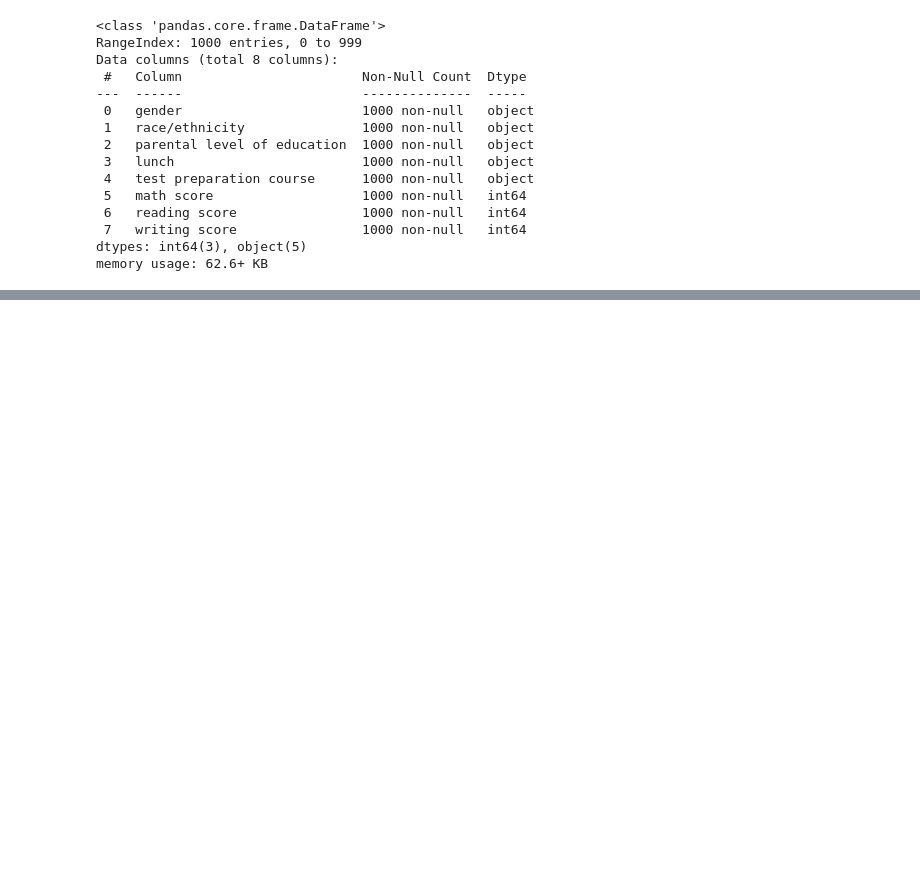
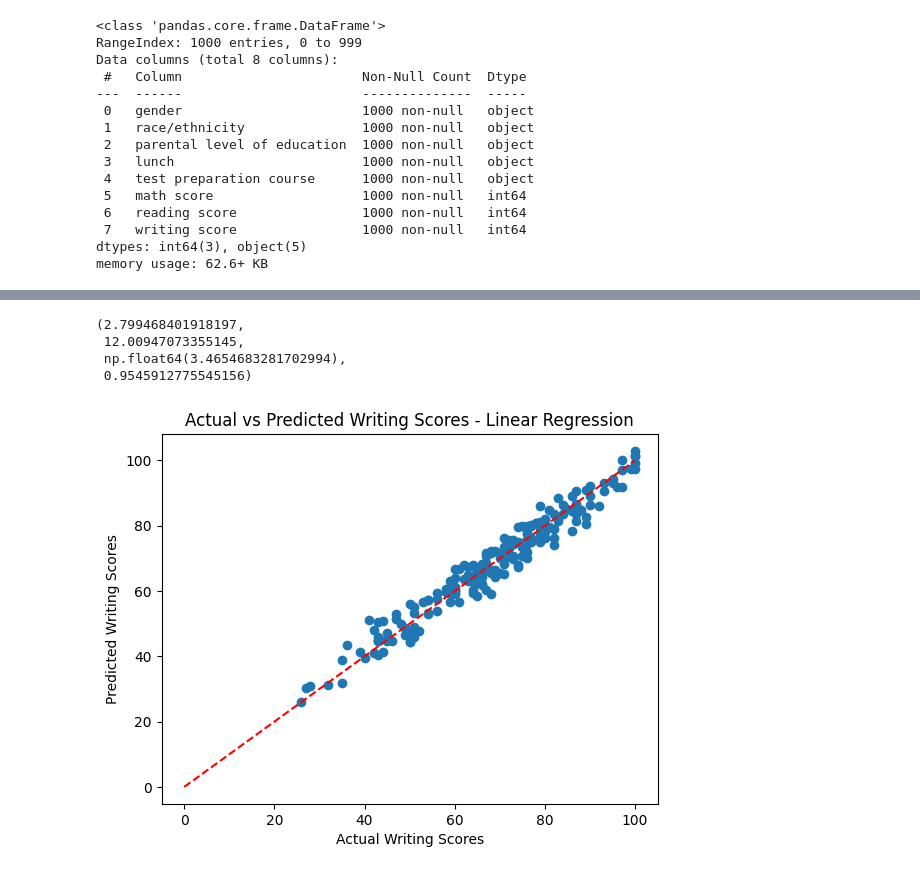
Before and after one commit to madhuriadirajuml-ui/MLModels, a Jupyter notebook: notebook/ModelTraining.ipynb, the cells around one changed output, grey strips where cells are left out. Saved outputs shown, nothing was run; the diff lists cells and outputs as text; code cells hidden in the pictures; blank space fills up the shorter version.

```diff
--- a/notebook/ModelTraining.ipynb
+++ b/notebook/ModelTraining.ipynb
@@ -80,0 +175,29 @@ memory usage: 62.6+ KB
+# %%
+def evaluate_model(true, y_pred):
+    mae = mean_absolute_error(true, y_pred)
+    mse = mean_squared_error(true, y_pred)
+    rmse = np.sqrt(mse)
+    r2 = r2_score(true, y_pred)
+    return mae, mse, rmse, r2
+# %%
+models = {
+    "Linear Regression": LinearRegression(),
+    "Random Forest": RandomForestRegressor(n_estimators=100, random_state=42),
+    "Support Vector Machine": SVR(),
+    "CatBoost": CatBoostRegressor(verbose=0, random_state=42),
+    "XGBoost": XGBRegressor(objective='reg:squarederror', random_state=42)
+}
+results = {}
+for model_name, model in models.items():
+    model.fit(x_train, y_train)
+    y_pred = model.predict(x_test)
+    mae, mse, rmse, r2 = evaluate_model(y_test, y_pred)
+    results[model_name] = {
+        "MAE": mae,
+        "MSE": mse,
+        "RMSE": rmse,
+        "R2 Score": r2
+    }
+results_df = pd.DataFrame(results).T
+results_df.sort_values(by="R2 Score", ascending=False)
+results_df
@@ -80,0 +211,21 @@ memory usage: 62.6+ KB
+# %%
+#LInear regression
+linear_model = LinearRegression()
+linear_model.fit(x_train, y_train)
+y_pred_linear = linear_model.predict(x_test)
+mae_linear, mse_linear, rmse_linear, r2_linear = evaluate_model(y_test, y_pred_linear)
+mae_linear, mse_linear, rmse_linear, r2_linear
+# %% [output]
+(2.799468401918197,
+ 12.00947073355145,
+ np.float64(3.4654683281702994),
+ 0.9545912775545156)
+# %%
+plt.scatter(y_test, y_pred_linear)
+plt.xlabel("Actual Writing Scores")
+plt.ylabel("Predicted Writing Scores")
+plt.title("Actual vs Predicted Writing Scores - Linear Regression")
+plt.plot([0, 100], [0, 100], 'r--')  # Diagonal line
+plt.show()
+# %% [output]
+[figure, added]
```
Also changed, not shown: parts of 12 cells of this notebook, 6 other files.
